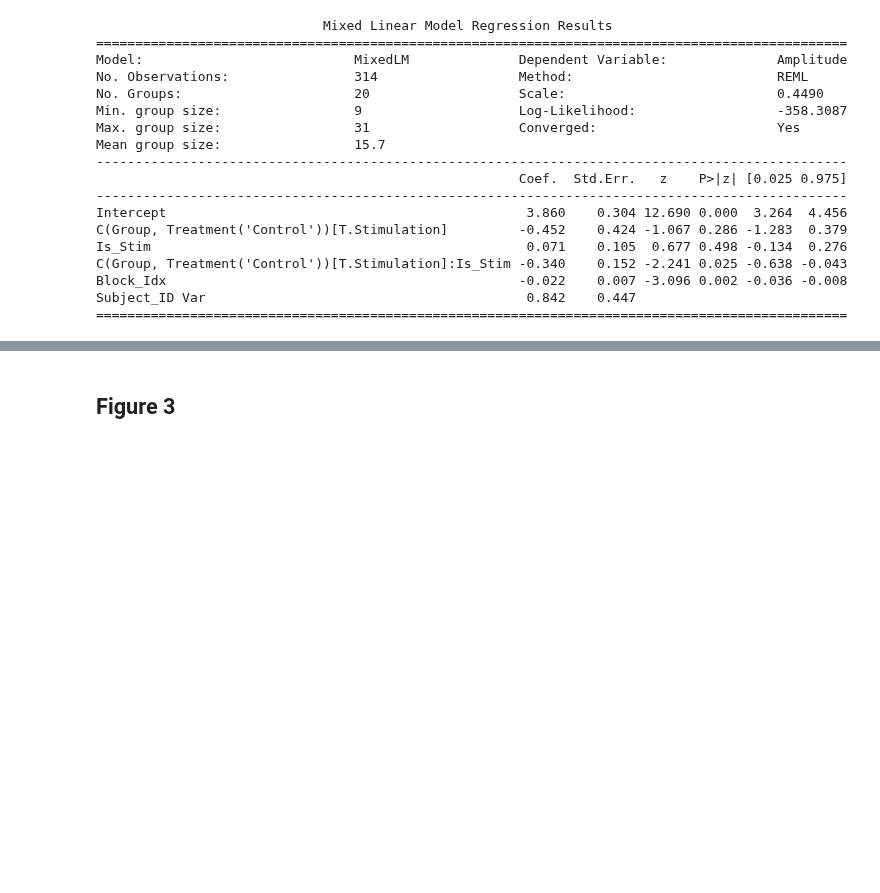
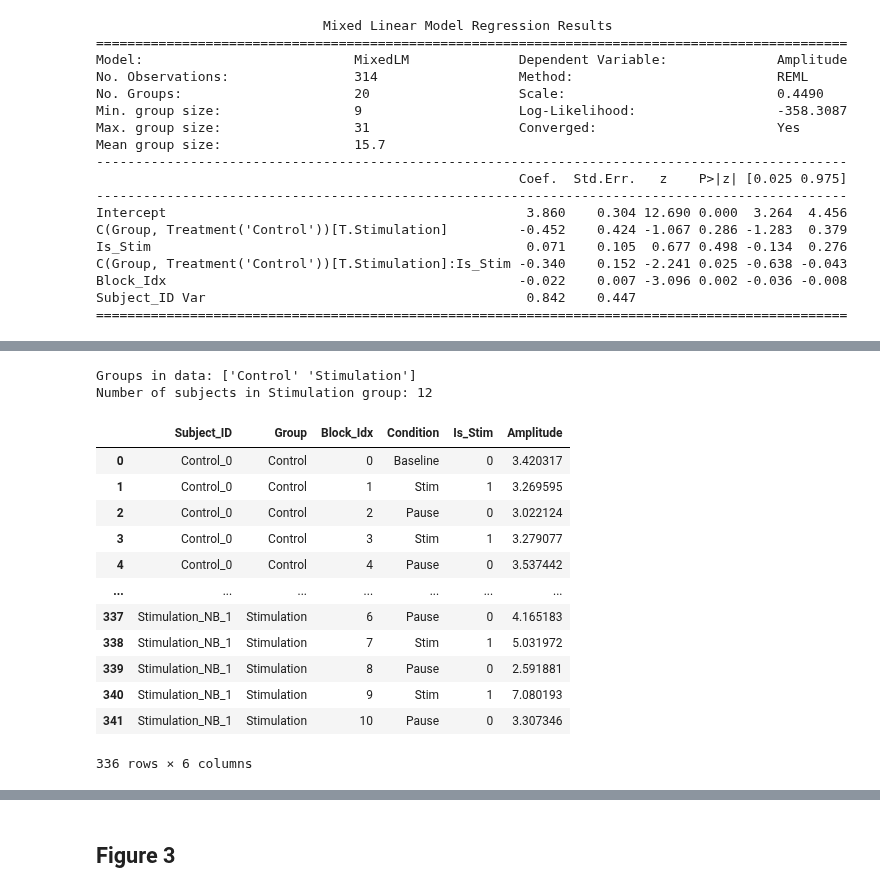
Before and after one commit to Falach/spikes_stim, a Jupyter notebook: paper/final_figuresV2.ipynb, the cells around one changed output, grey strips where cells are left out. Saved outputs shown, nothing was run; the diff lists cells and outputs as text; code cells hidden in the pictures; blank space fills up the shorter version.

```diff
--- a/paper/final_figuresV2.ipynb
+++ b/paper/final_figuresV2.ipynb
@@ -1832,0 +1853,72 @@ Group Var                                              1.019    0.487
+# %%
+import pandas as pd
+import statsmodels.formula.api as smf
+
+def get_raw_long(data_dict, group_name, include_baseline=True, id_prefix=""):
+    raw_data = data_dict['relative_spike_amplitude']['all']
+
+    rows = []
+    for sub_idx, sub_rates in enumerate(raw_data):
+        # יצירת מזהה נבדק ייחודי (למשל Stimulation_1 או Stimulation_NoBase_1)
+        sub_id = f"{group_name}_{id_prefix}{sub_idx}"
+
+        for block_idx, value in enumerate(sub_rates):
+            # דילוג על בייסליין לנבדקים המוגדרים ללא בייסליין
+            if not include_baseline and block_idx == 0:
+                continue
+
+            # הגדרת סוג הבלוק
+            if block_idx == 0:
+                condition = 'Baseline'
+                is_stim = 0
+            elif block_idx % 2 != 0:
+                condition = 'Stim'
+                is_stim = 1
+            else:
+                condition = 'Pause'
+                is_stim = 0
+
+            rows.append({
+                'Subject_ID': sub_id,
+                'Group': group_name, # כאן כולם יקבלו את אותו שם קבוצה
+                'Block_Idx': block_idx,
+                'Condition': condition,
+                'Is_Stim': is_stim,
+                'Amplitude': value
+            })
+
+    return pd.DataFrame(rows)
+
+# 1. הקבוצות הרגילות
+df_raw_ctrl = get_raw_long(data_control, 'Control')
+df_raw_stim = get_raw_long(data_stim, 'Stimulation')
+
+# 2. הנבדקים ללא בייסליין - נכנסים תחת קבוצת 'Stimulation'
+# אבל מקבלים קידומת ל-ID כדי שלא יתנגשו עם הנבדקים הקיימים
+df_raw_no_base = get_raw_long(data_no_base, 'Stimulation', include_baseline=False, id_prefix="NB_")
+
+# 3. איחוד סופי
+full_df_amp = pd.concat([df_raw_ctrl, df_raw_stim, df_raw_no_base], ignore_index=True).dropna(subset=['Amplitude'])
+
+# בדיקה מהירה שהכל תקין
+print(f"Groups in data: {full_df_raw['Group'].unique()}")
+print(f"Number of subjects in Stimulation group: {full_df_raw[full_df_raw['Group']=='Stimulation']['Subject_ID'].nunique()}")
+# %% [output]
+Groups in data: ['Control' 'Stimulation']
+Number of subjects in Stimulation group: 12
+# %%
+full_df_amp
+# %% [output]
+|  | Subject_ID | Group | Block_Idx | Condition | Is_Stim | Amplitude |
+| 0 | Control_0 | Control | 0 | Baseline | 0 | 3.420317 |
+| 1 | Control_0 | Control | 1 | Stim | 1 | 3.269595 |
+| 2 | Control_0 | Control | 2 | Pause | 0 | 3.022124 |
+| 3 | Control_0 | Control | 3 | Stim | 1 | 3.279077 |
+| 4 | Control_0 | Control | 4 | Pause | 0 | 3.537442 |
+| ... | ... | ... | ... | ... | ... | ... |
+| 337 | Stimulation_NB_1 | Stimulation | 6 | Pause | 0 | 4.165183 |
+| 338 | Stimulation_NB_1 | Stimulation | 7 | Stim | 1 | 5.031972 |
+| 339 | Stimulation_NB_1 | Stimulation | 8 | Pause | 0 | 2.591881 |
+| 340 | Stimulation_NB_1 | Stimulation | 9 | Stim | 1 | 7.080193 |
+| 341 | Stimulation_NB_1 | Stimulation | 10 | Pause | 0 | 3.307346 |
+336 rows × 6 columns
```
Also changed, not shown: parts of 26 cells of this notebook.
